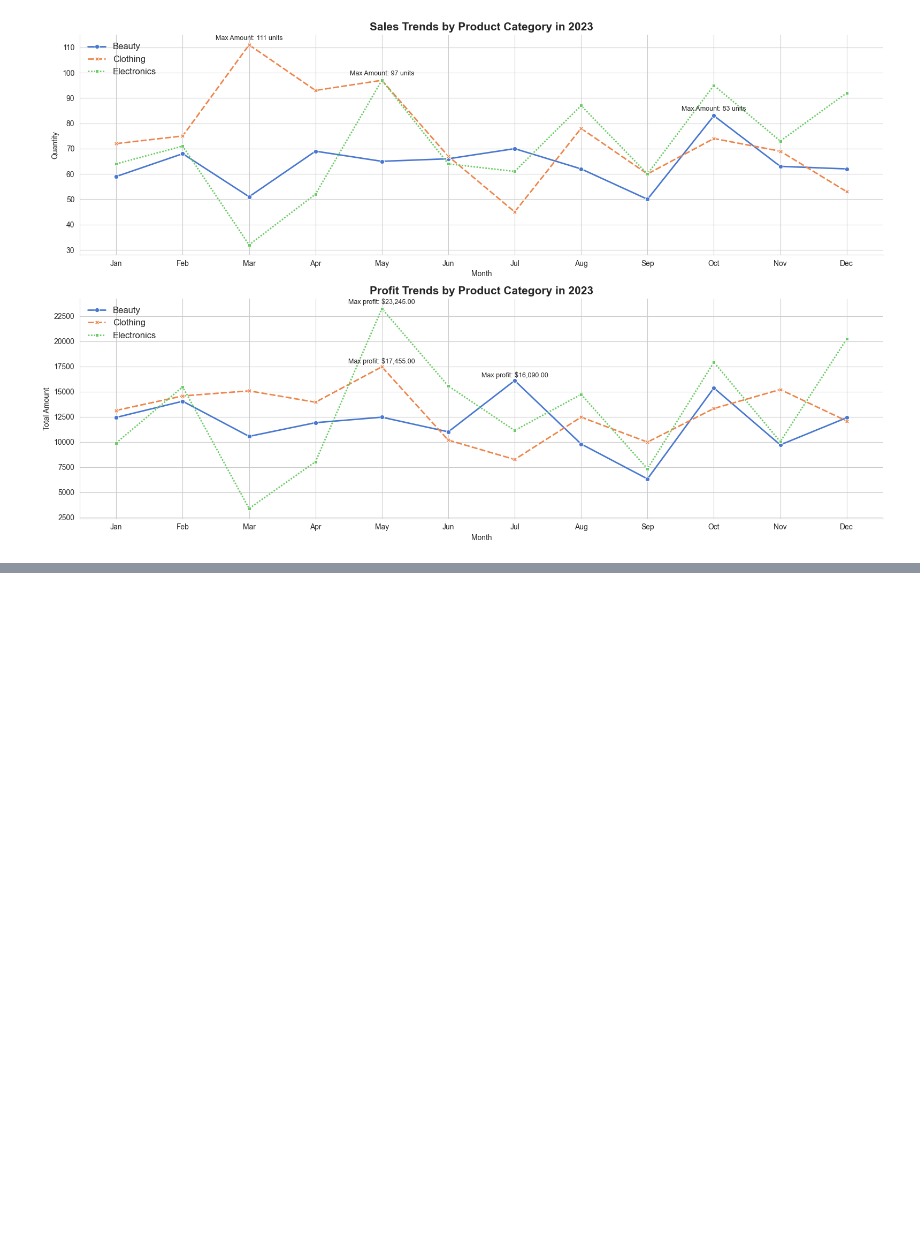
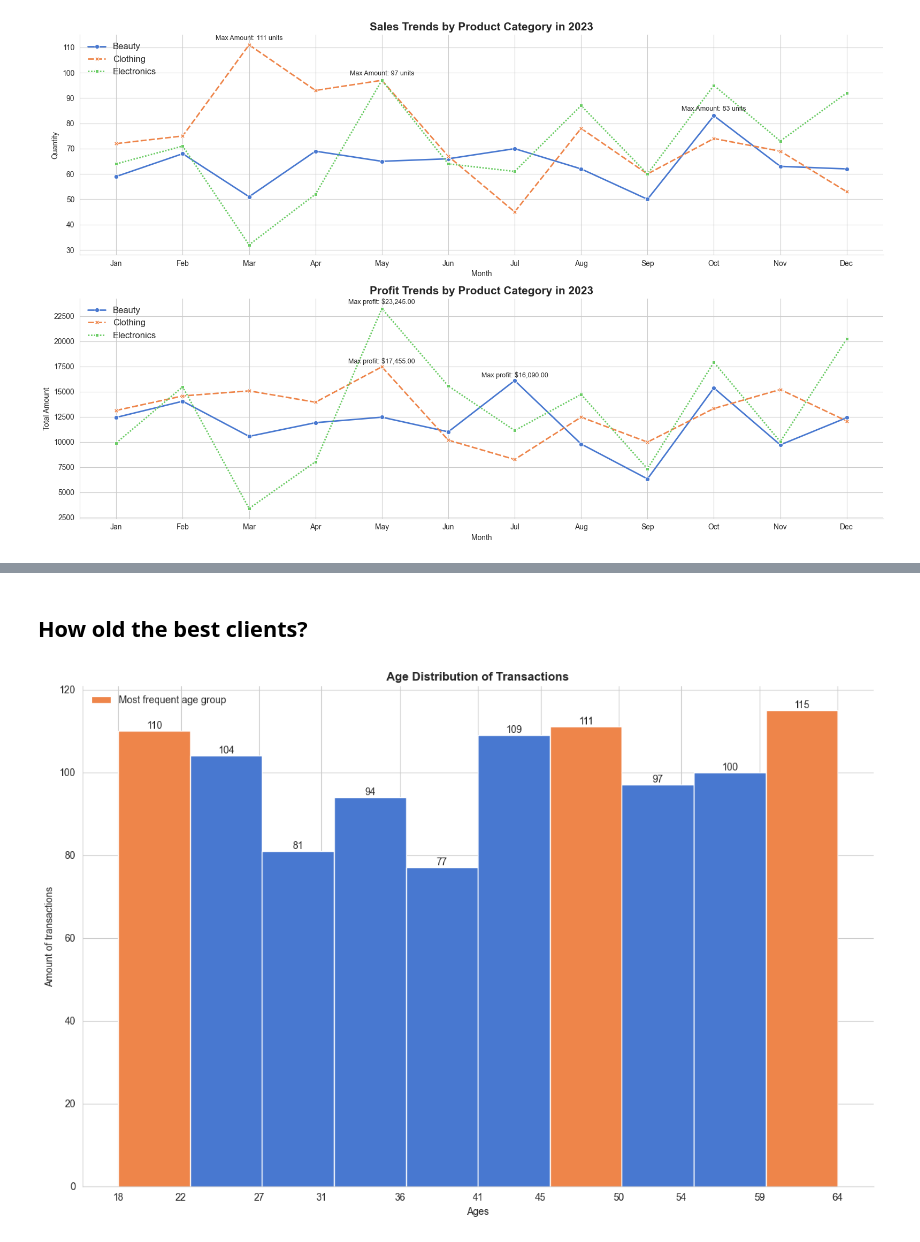
Before and after one commit to SHIro12211/Online-Store, a Jupyter notebook: notebooks/EDA.ipynb, the cells around one changed output, grey strips where cells are left out. Saved outputs shown, nothing was run; the diff lists cells and outputs as text; code cells hidden in the pictures; blank space fills up the shorter version.

Commit message:
Age Distribution of Transactions

```diff
--- a/notebooks/EDA.ipynb
+++ b/notebooks/EDA.ipynb
@@ -278,0 +349,29 @@ In this line graph, we can see that the "Clothing" product category has still se
+# %% [markdown]
+## How old the best clients?
+# %%
+fig, ax=plt.subplots(figsize=(12,8))
+colors=sns.color_palette('muted', n_colors=2)
+# transaction frequency, age range & bars
+frequency, bins_edge, bars = ax.hist(df_copy['Age'], color=colors[0])
+#setting axes
+ax.set_title("Age Distribution of Transactions", fontsize=12, fontweight='bold')
+ax.set_xlabel('Ages')
+ax.set_ylabel("Amount of transactions")
+ax.set_xticks(list(map(int,bins_edge)))
+ax.bar_label(bars)
+#Color of the ages that most purchases
+top_idx = np.argsort(frequency)
+bars[top_idx[-1]].set_facecolor(colors[1])#top 1
+bars[top_idx[-2]].set_facecolor(colors[1])#top 2
+bars[top_idx[-3]].set_facecolor(colors[1])#top 3
+bars[top_idx[-1]].set_label("Most frequent age group")
+#some styles
+
+ax.spines['top'].set_visible(False)
+ax.spines['right'].set_visible(False)
+ax.legend(frameon=False, loc='upper left')
+plt.tight_layout()
+
+plt.show()
+# %% [output]
+[figure, added]
```
Also changed, not shown: parts of 9 cells of this notebook, 1 other file.
